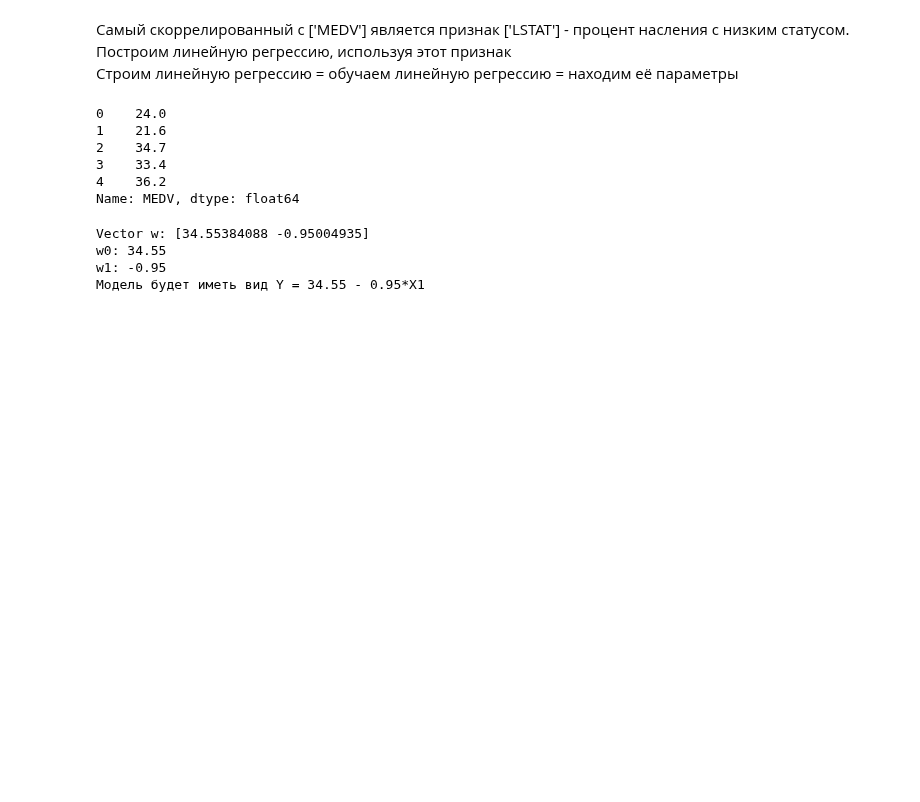
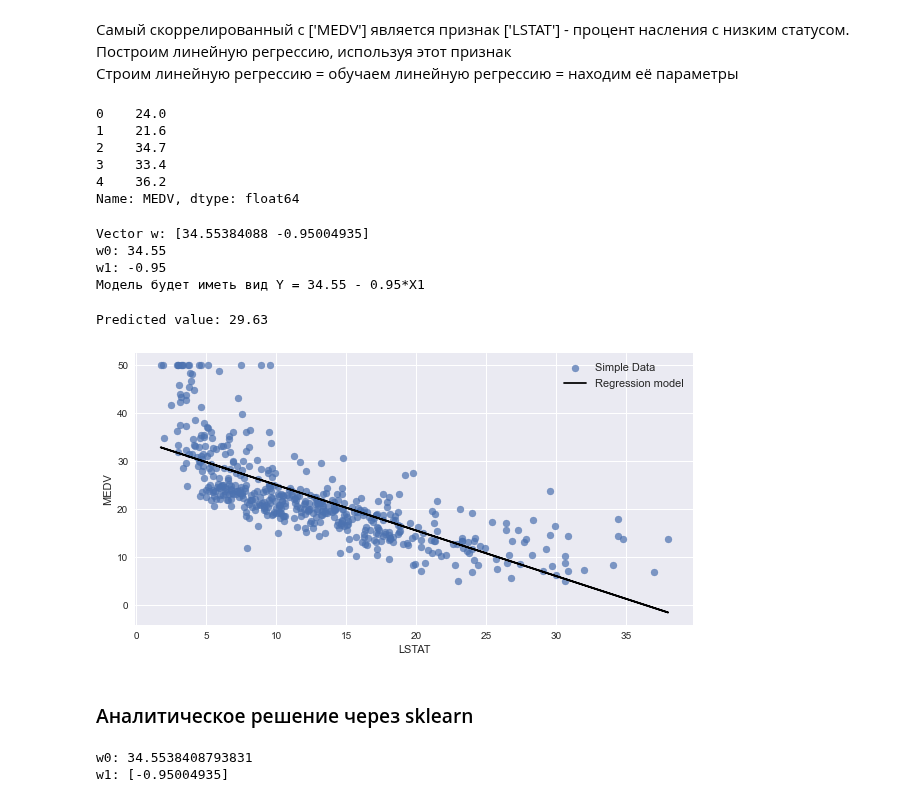
Before and after one commit to DmitriySky47/sf_data_science, a Jupyter notebook: Skillfactory/ML_2_Обучение_с_учителем_Регрессия/regression.ipynb, the cells around one changed output. Drawn from its saved outputs; the diff is of its cells as text; code cells hidden in the pictures; blank space fills up the shorter version.

```diff
--- a/Skillfactory/ML_2_Обучение_с_учителем_Регрессия/regression.ipynb
+++ b/Skillfactory/ML_2_Обучение_с_учителем_Регрессия/regression.ipynb
@@ -142,3 +142,37 @@ Vector w: [34.55384088 -0.95004935]
 w0: 34.55
 w1: -0.95
 Модель будет иметь вид Y = 34.55 - 0.95*X1
+# %%
+# предсказание значение медианной стоимости подстановкой значения в модель
+# задаем процент низкостатусного населения
+x_example = 5.18
+
+# делаем предсказание
+y_predict = w[0] + w[1] * x_example
+print(f'Predicted value: {float(y_predict):.2f}')
+# %% [output]
+Predicted value: 29.63
+# %%
+# работаем с одним признаком, можем визуализировать в 2_d
+# X - матрица наблюдений
+# y_true - столбец с правильными ответами-значениями
+# y_predict - столбец с предсказанием модели
+# xlabel, ylabel - наименование осей по умолчанию
+
+def plot_regression_2d (X, y_true, y_predict, xlabel = 'LSTAT', ylabel = 'MEDV'):
+    fig, ax = plt.subplots(figsize=(10, 5)) # создаем координатную плоскость и задаем её размер
+    ax.scatter(X, y_true, alpha=0.7, label='Simple Data') # рисуем диаграмму рассеяния, отображаем все точки на плоскости
+    ax.plot(X, y_predict, color='black', label='Regression model') # рисуем линейный график с предсказательной прямой
+    ax.set_xlabel(xlabel) # наименование оси абсцисс
+    ax.set_ylabel(ylabel) # наименование оси ординат
+    ax.legend(facecolor='white', fontsize=11) # легенда
+# %%
+# визуализируем предсказания для всех объектов их матрицы "Х"
+y_predict = w[0] + w[1] * X
+
+# направляем предсказания в функцию визуализацию
+plot_regression_2d(X, y, y_predict)
+# %% [output]
+[figure, added]
+# %% [markdown]
+### Аналитическое решение через sklearn
@@ -144,0 +181,17 @@ w1: -0.95
+# %%
+# реализцем через класс LinearRegression и метод fit()
+# W0 вычисляем через атрибут interceptor_
+# вектор W1, W2, ..., Wm вычисляем через атрибут coef_
+# данный способ реализуется, когда с матрице Х один фактор
+
+# Создаем объект класса LinearRegression
+lr_lstat = linear_model.LinearRegression()
+
+# обучаем модель - ищем параметры по МНК
+lr_lstat.fit(X, y)
+
+print(f'w0: {lr_lstat.intercept_}') # вычилсяем свободный член w0
+print(f'w1: {lr_lstat.coef_}') # вычилсяем паарметры модели W1, W2, ..., Wm
+# %% [output]
+w0: 34.5538408793831
+w1: [-0.95004935]
```
Also changed, not shown: parts of 9 cells of this notebook.
